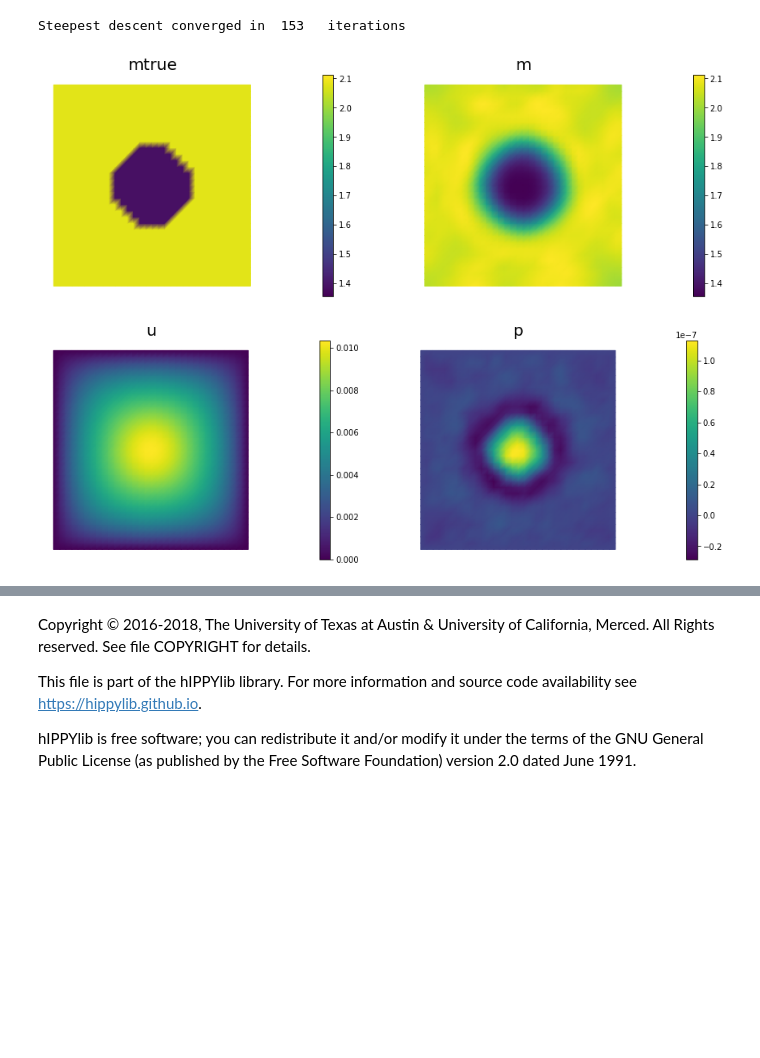
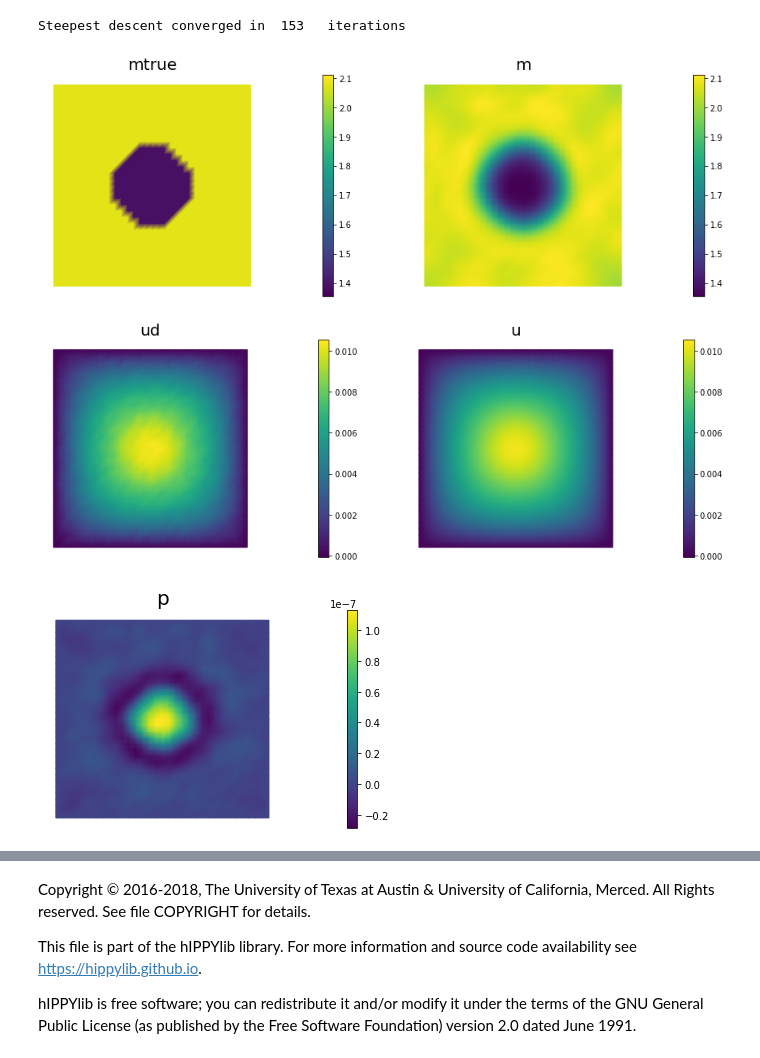
Before and after one commit to npetra/vippde-lab, a Jupyter notebook: 02_PDEConstrainedInverseProblems/ip-poisson-deterministic-sd.ipynb, the cells around one changed output, grey strips where cells are left out. Saved outputs shown, nothing was run; the diff lists cells and outputs as text; code cells hidden in the pictures; blank space fills up the shorter version.

```diff
--- a/02_PDEConstrainedInverseProblems/ip-poisson-deterministic-sd.ipynb
+++ b/02_PDEConstrainedInverseProblems/ip-poisson-deterministic-sd.ipynb
@@ -461,11 +461,14 @@ Nit  cost          misfit        reg         ||grad||       alpha  N backtrack
 Steepest descent converged in  153   iterations
 # %%
 nb.multi1_plot([mtrue, m], ["mtrue", "m"])
-nb.multi1_plot([u,p], ["u","p"], same_colorbar=False)
+nb.multi1_plot([ud,u], ["ud","u"])
 plt.show()
+nb.plot(p, mytitle="p")
+plt.show()
 # %% [output]
 [figure]
-[figure, old version]
+[figure, new version]
+[figure, added]
 # %% [markdown]
 ## Hands on
 
```
Also changed, not shown: parts of 1 cell of this notebook.
